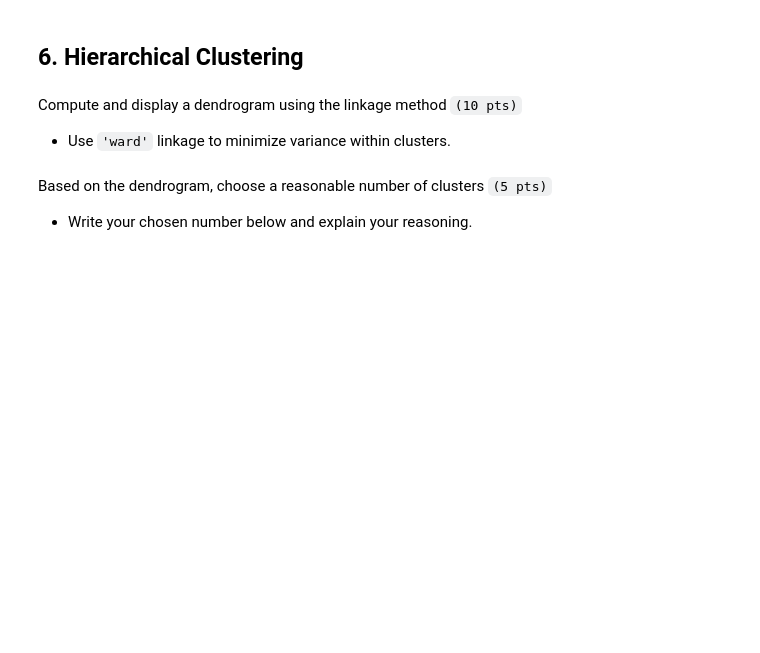
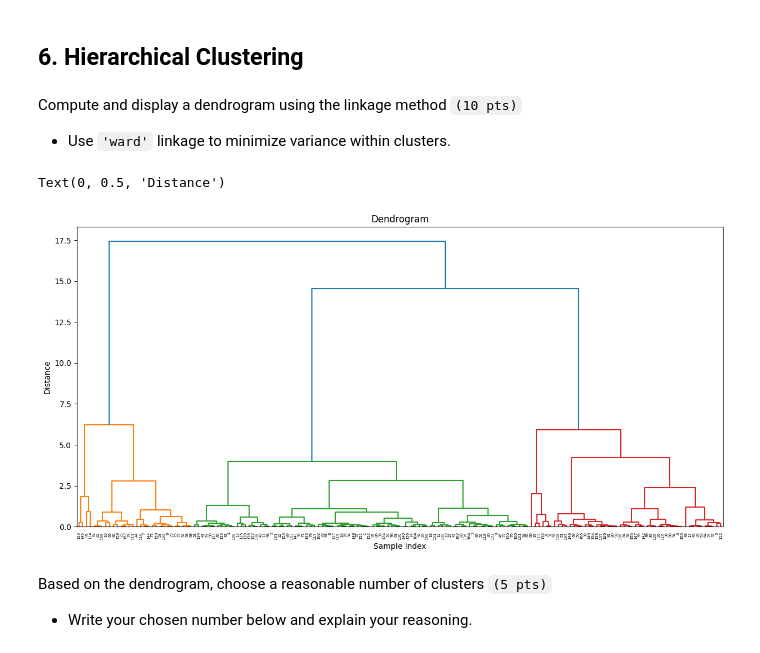
Before and after one commit to xRomory/CCADMACL_EXERCISES_COM231ML, a Jupyter notebook: exercise_2b/DeVera_Exercise2B.ipynb, the cells around one changed output. Saved outputs shown, nothing was run; the diff lists cells and outputs as text; code cells hidden in the pictures; blank space fills up the shorter version.

```diff
--- a/exercise_2b/DeVera_Exercise2B.ipynb
+++ b/exercise_2b/DeVera_Exercise2B.ipynb
@@ -123,0 +234,12 @@ Compute and display a dendrogram using the linkage method `(10 pts)`
+# %%
+data = df_num_feature_scaled[["child_mort", "gdpp"]]
+den_linkage = linkage(data, "ward")
+plt.figure(figsize=(15, 7))
+dendrogram(den_linkage)
+plt.title("Dendrogram")
+plt.xlabel("Sample Index")
+plt.ylabel("Distance")
+# plt.show()
+# %% [output]
+Text(0, 0.5, 'Distance')
+[figure, added]
```
Also changed, not shown: parts of 23 cells of this notebook.
